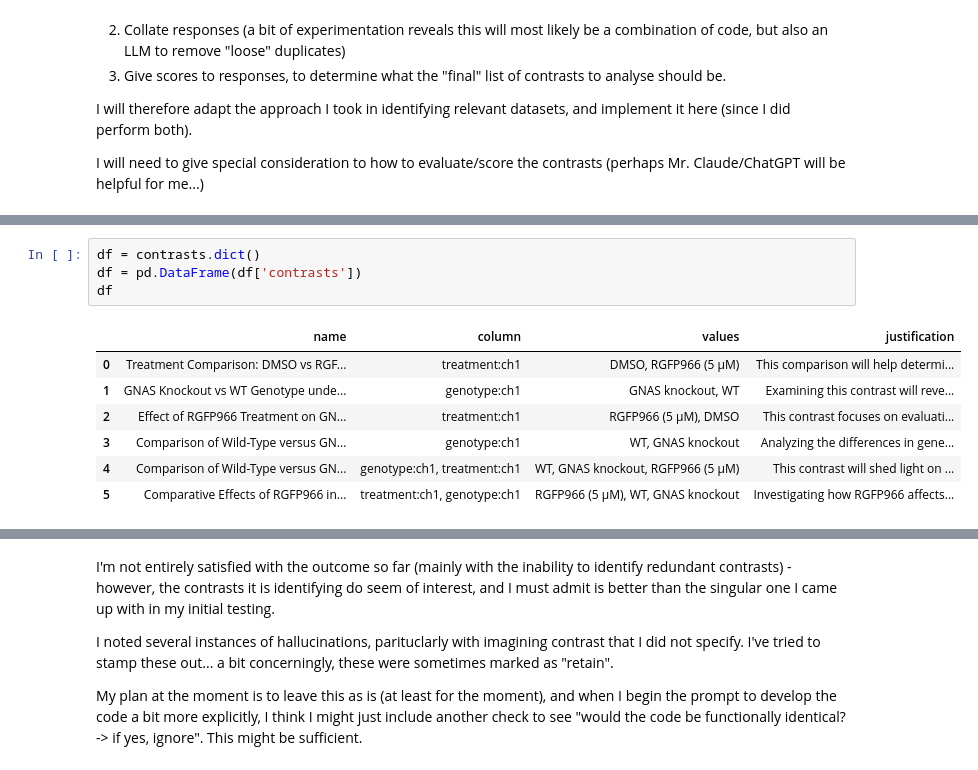
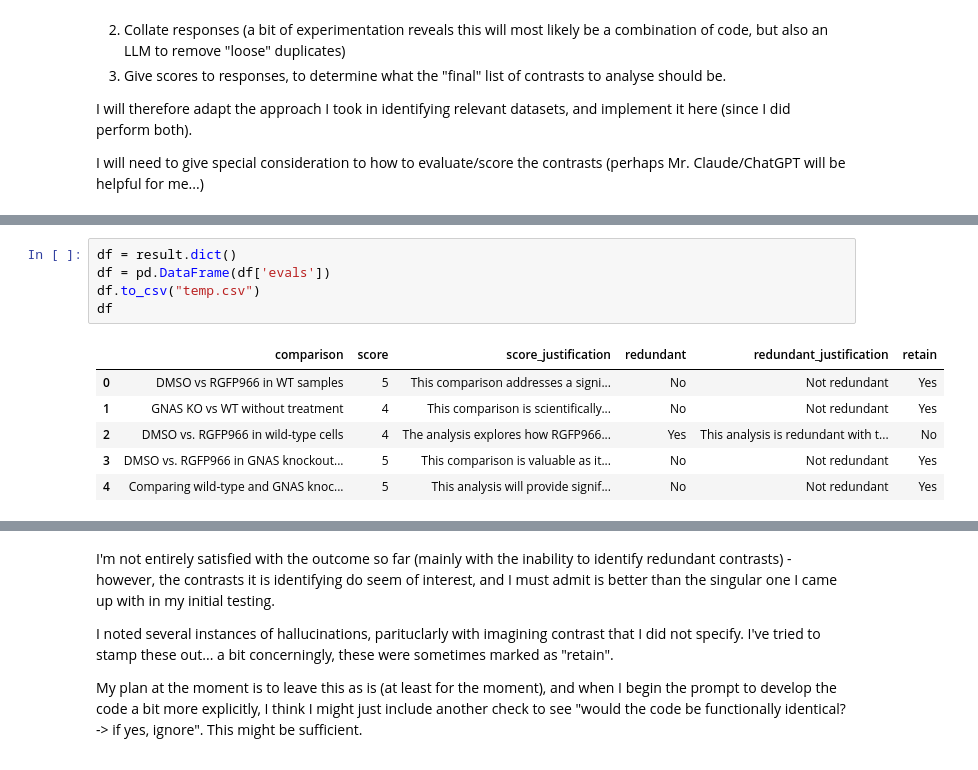
Before and after one commit to Kevin-G-Chen/UORCA, a Jupyter notebook: notebooks/3_analyse_data/AnalyseQuantificationData.ipynb, the cells around one changed output, grey strips where cells are left out. Saved outputs shown, nothing was run; the diff lists cells and outputs as text.

Commit message:
Continue prompt and workflow for automated RNAseq analysis

```diff
--- a/notebooks/3_analyse_data/AnalyseQuantificationData.ipynb
+++ b/notebooks/3_analyse_data/AnalyseQuantificationData.ipynb
@@ -396,12 +473,12 @@ result = chat_completion.choices[0].message.parsed
 # %%
-df = contrasts.dict()
-df = pd.DataFrame(df['contrasts'])
+df = result.dict()
+df = pd.DataFrame(df['evals'])
+df.to_csv("temp.csv")
 df
 # %% [output]
-|  | name | column | values | justification |
-| 0 | Treatment Comparison: DMSO vs RGF... | treatment:ch1 | DMSO, RGFP966 (5 µM) | This comparison will help determi... |
-| 1 | GNAS Knockout vs WT Genotype unde... | genotype:ch1 | GNAS knockout, WT | Examining this contrast will reve... |
-| 2 | Effect of RGFP966 Treatment on GN... | treatment:ch1 | RGFP966 (5 µM), DMSO | This contrast focuses on evaluati... |
-| 3 | Comparison of Wild-Type versus GN... | genotype:ch1 | WT, GNAS knockout | Analyzing the differences in gene... |
-| 4 | Comparison of Wild-Type versus GN... | genotype:ch1, treatment:ch1 | WT, GNAS knockout, RGFP966 (5 µM) | This contrast will shed light on ... |
-| 5 | Comparative Effects of RGFP966 in... | treatment:ch1, genotype:ch1 | RGFP966 (5 µM), WT, GNAS knockout | Investigating how RGFP966 affects... |
+|  | comparison | score | score_justification | redundant | redundant_justification | retain |
+| 0 | DMSO vs RGFP966 in WT samples | 5 | This comparison addresses a signi... | No | Not redundant | Yes |
+| 1 | GNAS KO vs WT without treatment | 4 | This comparison is scientifically... | No | Not redundant | Yes |
+| 2 | DMSO vs. RGFP966 in wild-type cells | 4 | The analysis explores how RGFP966... | Yes | This analysis is redundant with t... | No |
+| 3 | DMSO vs. RGFP966 in GNAS knockout... | 5 | This comparison is valuable as it... | No | Not redundant | Yes |
+| 4 | Comparing wild-type and GNAS knoc... | 5 | This analysis will provide signif... | No | Not redundant | Yes |
```
Also changed, not shown: parts of 15 cells of this notebook, 6 other files.
